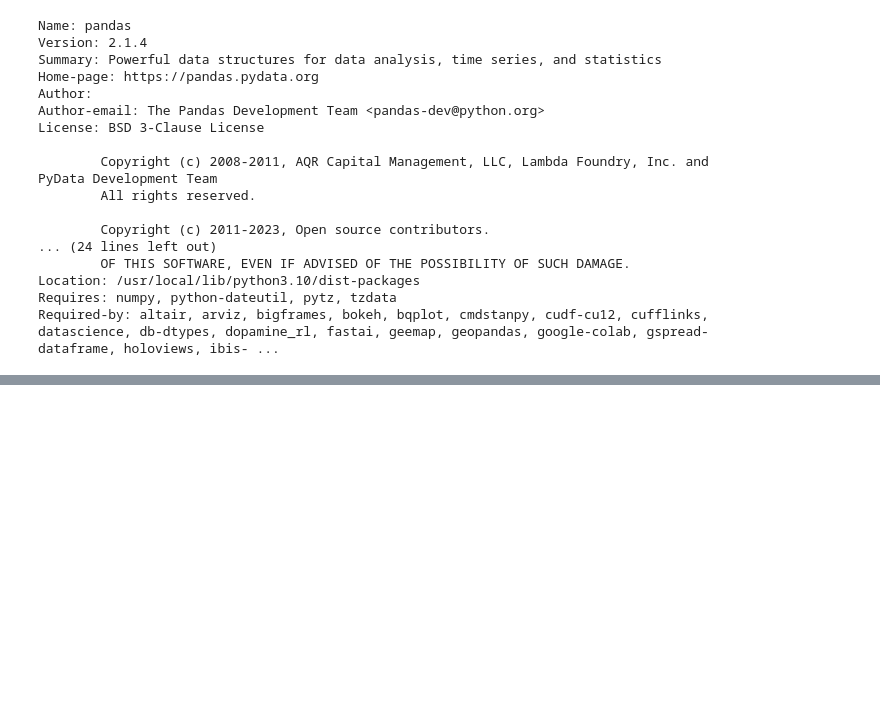
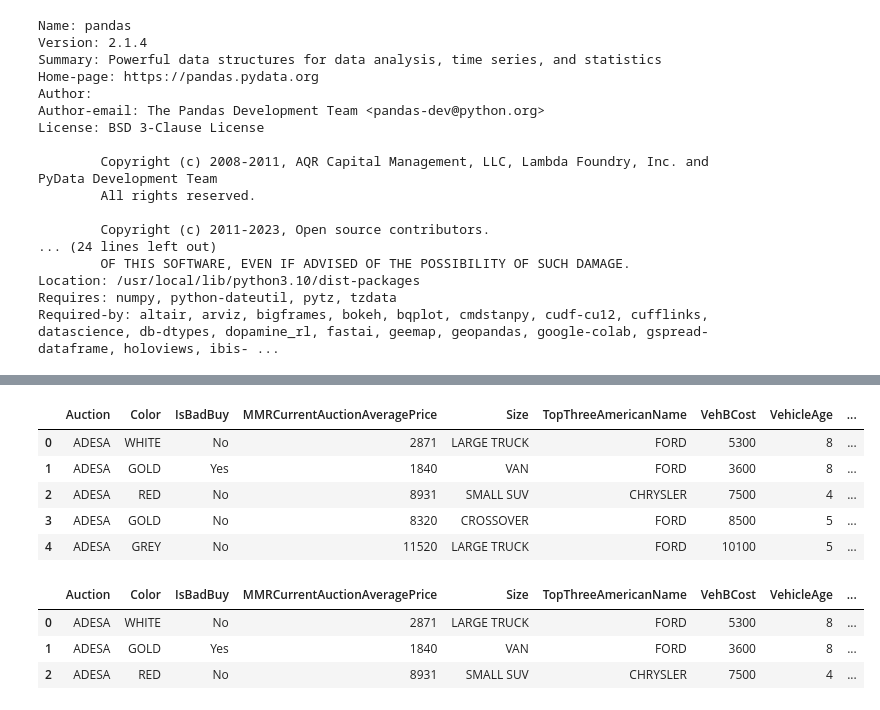
Before and after one commit to matthewpecsok/data_engineering, a Jupyter notebook: tutorials/pandas.ipynb, the cells around one changed output, grey strips where cells are left out. Saved outputs shown, nothing was run; the diff lists cells and outputs as text; code cells hidden in the pictures; blank space fills up the shorter version.

```diff
--- a/tutorials/pandas.ipynb
+++ b/tutorials/pandas.ipynb
@@ -39,0 +48,2 @@ Required-by: altair, arviz, bigframes, bokeh, bqplot, cmdstanpy, cudf-cu12, cuff
+# %%
+car_data = pd.read_csv('https://raw.githubusercontent.com/matthewpecsok/data_engineering/main/data/carAuction.csv')
@@ -39,0 +95,16 @@ Required-by: altair, arviz, bigframes, bokeh, bqplot, cmdstanpy, cudf-cu12, cuff
+# %%
+car_data.head()
+# %% [output]
+|  | Auction | Color | IsBadBuy | MMRCurrentAuctionAveragePrice | Size | TopThreeAmericanName | VehBCost | VehicleAge | ... |
+| 0 | ADESA | WHITE | No | 2871 | LARGE TRUCK | FORD | 5300 | 8 | ... |
+| 1 | ADESA | GOLD | Yes | 1840 | VAN | FORD | 3600 | 8 | ... |
+| 2 | ADESA | RED | No | 8931 | SMALL SUV | CHRYSLER | 7500 | 4 | ... |
+| 3 | ADESA | GOLD | No | 8320 | CROSSOVER | FORD | 8500 | 5 | ... |
+| 4 | ADESA | GREY | No | 11520 | LARGE TRUCK | FORD | 10100 | 5 | ... |
+# %%
+car_data.head(n=3)
+# %% [output]
+|  | Auction | Color | IsBadBuy | MMRCurrentAuctionAveragePrice | Size | TopThreeAmericanName | VehBCost | VehicleAge | ... |
+| 0 | ADESA | WHITE | No | 2871 | LARGE TRUCK | FORD | 5300 | 8 | ... |
+| 1 | ADESA | GOLD | Yes | 1840 | VAN | FORD | 3600 | 8 | ... |
+| 2 | ADESA | RED | No | 8931 | SMALL SUV | CHRYSLER | 7500 | 4 | ... |
```
Also changed, not shown: parts of 13 cells of this notebook.
